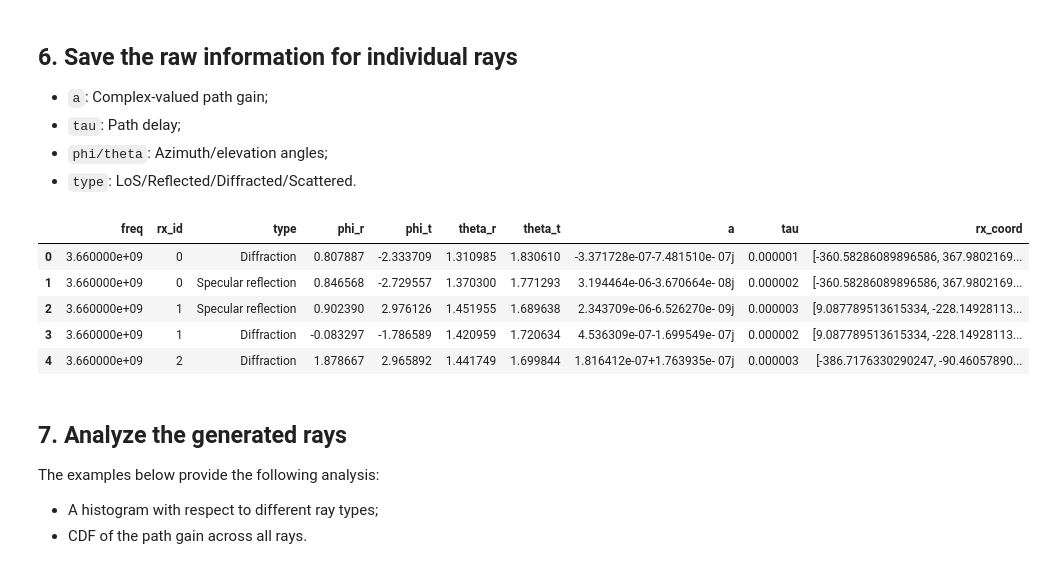
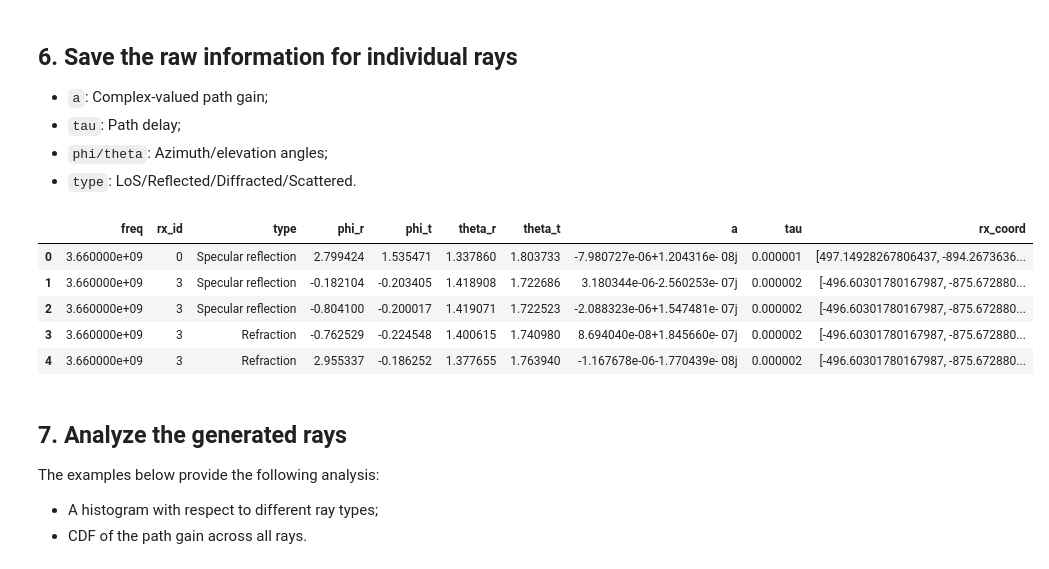
Before and after one commit to davidklee04/Sionna_Princeton, a Jupyter notebook: examples/2_sionna_rays_analysis.ipynb, the cells around one changed output. Drawn from its saved outputs; the diff is of its cells as text; code cells hidden in the pictures.

```diff
--- a/examples/2_sionna_rays_analysis.ipynb
+++ b/examples/2_sionna_rays_analysis.ipynb
@@ -37,7 +37,8 @@ You can use the following controls:
 * Mouse right: Move
 # %%
 # Load scene and access Mitsuba's internal representation
-scene = load_scene("../scenes/Boston/scene.xml")
+# scene = load_scene("../scenes/Boston/scene.xml")
+scene = load_scene("../scenes/NYC/scene.xml")
 
 # Interative 3D visualization and view of the scene
 scene.preview();
@@ -59,7 +60,7 @@ num_candidates = 1000
 import trimesh
 
 # Load the terrain mesh
-mesh = trimesh.load('../scenes/Boston/mesh/lidar_terrain.ply')
+mesh = trimesh.load('../scenes/NYC/mesh/lidar_terrain.ply')
 
 # Sample N points uniformly on the surface
 points, face_indices = trimesh.sample.sample_surface(mesh, num_candidates)
@@ -127,7 +128,7 @@ scene.rx_array = PlanarArray(
 )
 
 # Random select 10 receivers form valid_positions (Outdoor positions)
-for i, pos in enumerate(valid_positions[np.random.choice(valid_positions.shape[0], size=10, replace=False)]):
+for i, pos in enumerate(valid_positions[np.random.choice(valid_positions.shape[0], size=20, replace=False)]):
     rx = Receiver(
         name=f"rx{i}",
         position=pos,
@@ -206,7 +207,7 @@ def create_ray_dataset(paths, frequency):
         'rx_coord':[]
     }
 
-    ray_type_map = {0: "LoS", 1: "Specular reflection", 2: "Diffuse reflection", 4: "Diffraction"}
+    ray_type_map = {0: "LoS", 1: "Specular reflection", 2: "Diffuse reflection", 4: "Refraction"}
     a = np.asarray(paths.a).squeeze()
     tau = np.asarray(paths.tau).squeeze()
     types = np.asarray(paths.interactions).squeeze()
@@ -224,38 +225,38 @@ def create_ray_dataset(paths, frequency):
             for sub_idx, sub_item in enumerate(item):
                 if sub_item:
                     cur_ray_type = 0
                     for depth_idx in range(3-1, -1, -1):
                         cur_ray_type = types[depth_idx,idx,sub_idx]
                         #print(f"types[{depth_idx},{idx},{sub_idx}]",cur_ray_type)
                         if cur_ray_type != 0:
                             break
 
                     dataset["freq"].append(frequency)
                     dataset["type"].append(ray_type_map[cur_ray_type])
                     z = np.complex64(a[0,idx,sub_idx] + 1j *a[1, idx,sub_idx])
                     dataset["a"].append(z)
                     dataset["tau"].append(tau[idx,sub_idx])
 
                     # Store the list instead of np.array to avoid the space seperator in csv
                     dataset["rx_id"].append(idx)
                     dataset["rx_coord"].append(valid_positions[idx].tolist())
                     dataset["phi_r"].append(phi_r[idx,sub_idx ])
                     dataset["phi_t"].append(phi_t[idx,sub_idx])
                     dataset["theta_r"].append(theta_r[idx,sub_idx])
                     dataset["theta_t"].append(theta_t[idx,sub_idx])
 
     return pd.DataFrame(dataset)
 
 # Generate analysis dataframe
 df = create_ray_dataset(paths, frequency=3.66e9)
 df.head()
 # %% [output]
 |  | freq | rx_id | type | phi_r | phi_t | theta_r | theta_t | a | tau | rx_coord |
-| 0 | 3.660000e+09 | 0 | Diffraction | 0.807887 | -2.333709 | 1.310985 | 1.830610 | -3.371728e-07-7.481510e- 07j | 0.000001 | [-360.58286089896586, 367.9802169... |
-| 1 | 3.660000e+09 | 0 | Specular reflection | 0.846568 | -2.729557 | 1.370300 | 1.771293 | 3.194464e-06-3.670664e- 08j | 0.000002 | [-360.58286089896586, 367.9802169... |
-| 2 | 3.660000e+09 | 1 | Specular reflection | 0.902390 | 2.976126 | 1.451955 | 1.689638 | 2.343709e-06-6.526270e- 09j | 0.000003 | [9.087789513615334, -228.14928113... |
-| 3 | 3.660000e+09 | 1 | Diffraction | -0.083297 | -1.786589 | 1.420959 | 1.720634 | 4.536309e-07-1.699549e- 07j | 0.000002 | [9.087789513615334, -228.14928113... |
-| 4 | 3.660000e+09 | 2 | Diffraction | 1.878667 | 2.965892 | 1.441749 | 1.699844 | 1.816412e-07+1.763935e- 07j | 0.000003 | [-386.7176330290247, -90.46057890... |
+| 0 | 3.660000e+09 | 0 | Specular reflection | 2.799424 | 1.535471 | 1.337860 | 1.803733 | -7.980727e-06+1.204316e- 08j | 0.000001 | [497.14928267806437, -894.2673636... |
+| 1 | 3.660000e+09 | 3 | Specular reflection | -0.182104 | -0.203405 | 1.418908 | 1.722686 | 3.180344e-06-2.560253e- 07j | 0.000002 | [-496.60301780167987, -875.672880... |
+| 2 | 3.660000e+09 | 3 | Specular reflection | -0.804100 | -0.200017 | 1.419071 | 1.722523 | -2.088323e-06+1.547481e- 07j | 0.000002 | [-496.60301780167987, -875.672880... |
+| 3 | 3.660000e+09 | 3 | Refraction | -0.762529 | -0.224548 | 1.400615 | 1.740980 | 8.694040e-08+1.845660e- 07j | 0.000002 | [-496.60301780167987, -875.672880... |
+| 4 | 3.660000e+09 | 3 | Refraction | 2.955337 | -0.186252 | 1.377655 | 1.763940 | -1.167678e-06-1.770439e- 08j | 0.000002 | [-496.60301780167987, -875.672880... |
 # %% [markdown]
 ## 7. **Analyze** the generated rays
 
```
Also changed, not shown: parts of 7 cells of this notebook.
